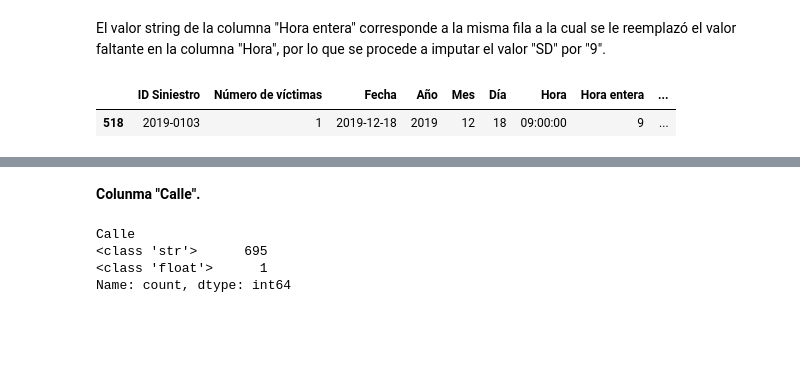
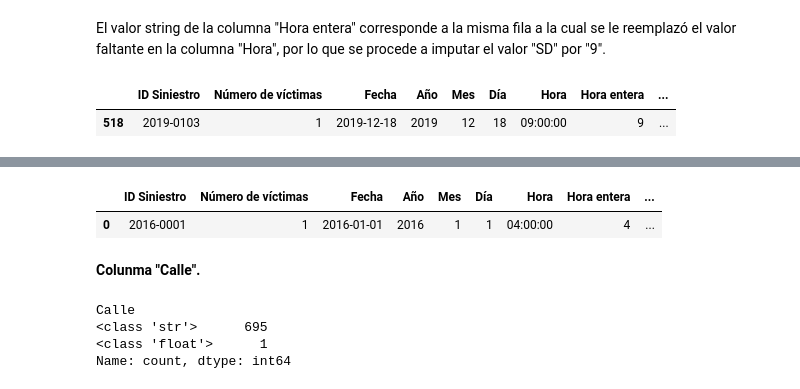
Before and after one commit to FedeZell/PI-Data-Analysis, a Jupyter notebook: Notebooks/ETL.ipynb, the cells around one changed output, grey strips where cells are left out. Drawn from its saved outputs; the diff is of its cells as text; code cells hidden in the pictures; blank space fills up the shorter version.

```diff
--- a/Notebooks/ETL.ipynb
+++ b/Notebooks/ETL.ipynb
@@ -191,3 +195,26 @@ df_hechos[df_hechos['ID Siniestro'] == '2019-0103']
+# %%
+madrugada = range(0, 6)
+mañana = range(6, 12)
+tarde = range(12, 18)
+noche = range(18, 24)
+
+df_hechos['Momento del día'] = df_hechos['Hora entera'].apply(
+    lambda x: 'Madrugada' if x in madrugada else
+            'Mañana' if x in mañana else
+            'Tarde' if x in tarde else
+            'Noche'
+            )
+
+nuevo_orden = ['ID Siniestro', 'Número de víctimas', 'Fecha', 'Año', 'Mes', 'Día', 'Hora', 'Hora entera', 'Momento del día', 'Lugar del hecho',
+                'Tipo de calle','Calle', 'Altura', 'Cruce', 'Dirección Normalizada', 'Comuna', 'XY (CABA)',	'Coordenada X',
+                'Coordenada Y', 'Participantes', 'Víctima', 'Acusado']
+
+df_hechos = df_hechos.reindex(columns=nuevo_orden)
+
+df_hechos.head(1)
+# %% [output]
+|  | ID Siniestro | Número de víctimas | Fecha | Año | Mes | Día | Hora | Hora entera | ... |
+| 0 | 2016-0001 | 1 | 2016-01-01 | 2016 | 1 | 1 | 04:00:00 | 4 | ... |
 # %% [markdown]
 **Colunma "Calle".**
 # %%
```
Also changed, not shown: parts of 8 cells of this notebook, 1 other file.
